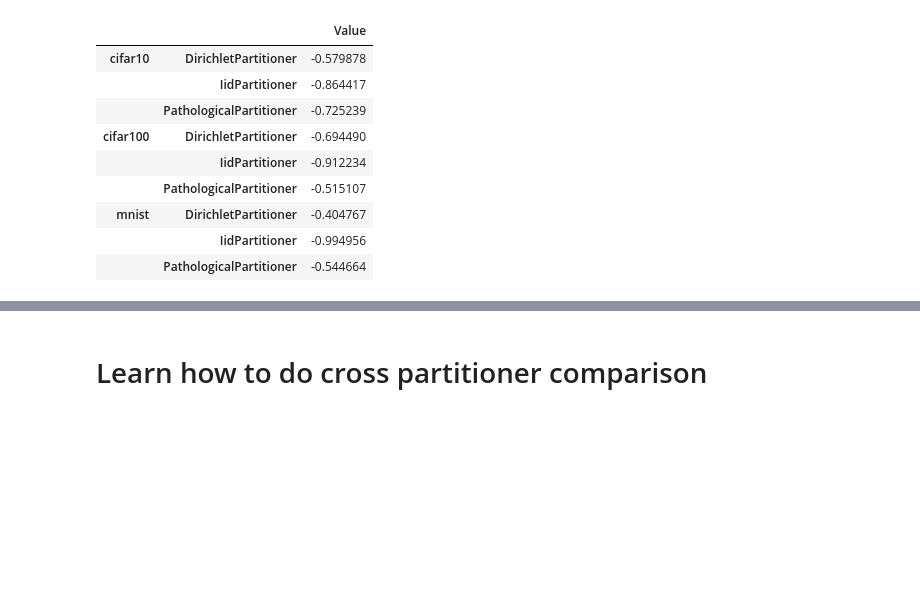
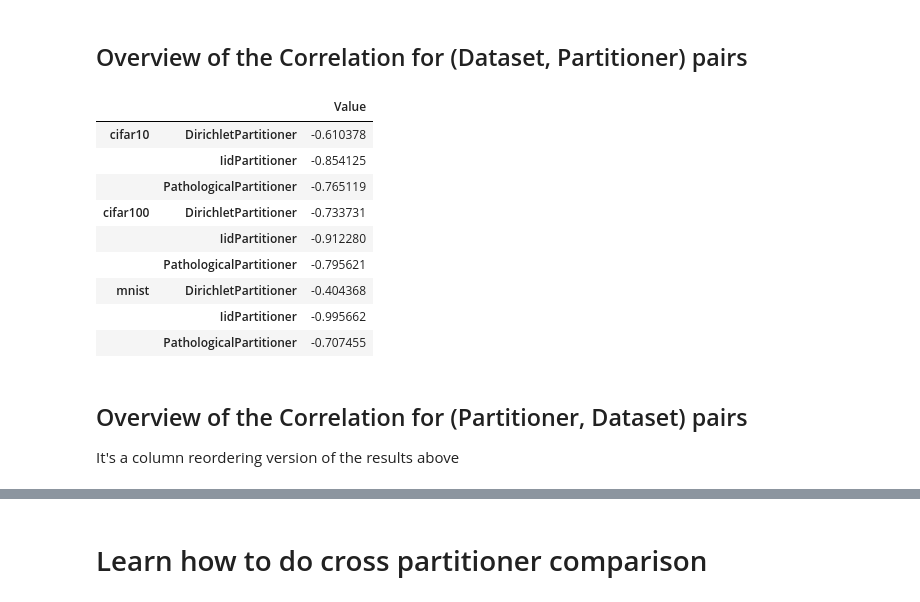
Before and after one commit to adam-narozniak/FL-heterogeneity, a Jupyter notebook: heterogeneity/notebooks/TestAccToHeterogeneityECorrelation.ipynb, the cells around one changed output, grey strips where cells are left out. Saved outputs shown, nothing was run; the diff lists cells and outputs as text; code cells hidden in the pictures; blank space fills up the shorter version.

Commit message:
Refactor the acc to metric notebook

```diff
--- a/heterogeneity/notebooks/TestAccToHeterogeneityECorrelation.ipynb
+++ b/heterogeneity/notebooks/TestAccToHeterogeneityECorrelation.ipynb
@@ -16 +12,14 @@ corrs = {}
+# %%
+DISPLAY_DATAFRAMES = True
+SAVE_DATAFRAMES = False
+PLOT_RESULTS = True
+# %%
+res_dict = {}
+acc_dict = {}
+hetero_dict = {}
+
+corrs = {}
+
+base_acc_path = "/home/FL-heterogeneity/results/res10092024/"
+base_hetero_path = "/home/FL-heterogeneity/res-het-updated-dataset-size"
 # %%
@@ -154,23 +80,0 @@ cifar100, DirichletPartitioner correlation: -0.6944900784158843
-# %%
-partitioner_name = "PathologicalPartitioner"
-for ds_name in ["mnist", "cifar10", "cifar100"]:
-    path = f"/home/FL-heterogeneity/results-heterogeneity/{ds_name}/{partitioner_name}/compute_hellinger_distance.csv"
-    metrics = pd.read_csv(path)
-    metrics = metrics.drop_duplicates()
-    # print(f"{ds_name}")
-    hetero = metrics.groupby(["num_partitions", "num_classes_per_partition"])["metric_value"].mean().to_frame()
-    # display(hetero.style.background_gradient(axis=None))
-    path_acc = f"/home/FL-heterogeneity/results/res10092024/" + f"{ds_name}/{partitioner_name}/Adam" + "{}" + "/test_res.csv"
-    acc = pd.read_csv(path_acc)
-    acc = acc[["num_partitions", "num_classes_per_partition", "eval/acc"]]
-    if SAVE_RESULTS:
-        dfi.export(acc.loc[:, ["num_partitions", "num_classes_per_partition", "eval/acc"]].set_index(["num_partitions", "num_classes_per_partition"]).unstack().style.background_gradient(subset="eval/acc", vmin=0, vmax=1, cmap="Greens"), f"/home/FL-heterogeneity/plots/acc/{ds_name}_{partitioner_name}_fest_acc_df.png", table_conversion="matplotlib")
-    # print("acc")
-    # display(acc)
-    res = acc.merge(hetero, on=["num_partitions", "num_classes_per_partition"])
-    res_dict[(ds_name, partitioner_name)] = res
-    print(f"{ds_name}, {partitioner_name}")
-    display(res)
-    corr = res['eval/acc'].corr(res['metric_value'])
-    corrs[(ds_name, partitioner_name)] = corr
-    print(f"{ds_name}, {partitioner_name} correlation: {corr}")
@@ -235,16 +185,26 @@ cifar100, PathologicalPartitioner correlation: -0.5151070006745573
+# %% [markdown]
+## Overview of the Correlation for (Dataset, Partitioner) pairs
 # %%
-df = pd.DataFrame(list(corrs.values()), index=pd.MultiIndex.from_tuples(corrs.keys()), columns=['Value'])
-df.sort_index().style.background_gradient(cmap='RdYlGn', vmin=-1, vmax=1)
+df = pd.DataFrame(
+    list(corrs.values()),
+    index=pd.MultiIndex.from_tuples(corrs.keys()),
+    columns=["Value"],
+)
+df.sort_index().style.background_gradient(cmap="RdYlGn", vmin=-1, vmax=1)
 # %% [output]
 |  |  | Value |
-| cifar10 | DirichletPartitioner | -0.579878 |
-|  | IidPartitioner | -0.864417 |
-|  | PathologicalPartitioner | -0.725239 |
-| cifar100 | DirichletPartitioner | -0.694490 |
-|  | IidPartitioner | -0.912234 |
-|  | PathologicalPartitioner | -0.515107 |
-| mnist | DirichletPartitioner | -0.404767 |
-|  | IidPartitioner | -0.994956 |
-|  | PathologicalPartitioner | -0.544664 |
+| cifar10 | DirichletPartitioner | -0.610378 |
+|  | IidPartitioner | -0.854125 |
+|  | PathologicalPartitioner | -0.765119 |
+| cifar100 | DirichletPartitioner | -0.733731 |
+|  | IidPartitioner | -0.912280 |
+|  | PathologicalPartitioner | -0.795621 |
+| mnist | DirichletPartitioner | -0.404368 |
+|  | IidPartitioner | -0.995662 |
+|  | PathologicalPartitioner | -0.707455 |
+# %% [markdown]
+## Overview of the Correlation for (Partitioner, Dataset) pairs
+
+It's a column reordering version of the results above
 # %%
 df = df.reorder_levels([1, 0])
```
Also changed, not shown: parts of 48 cells of this notebook.
